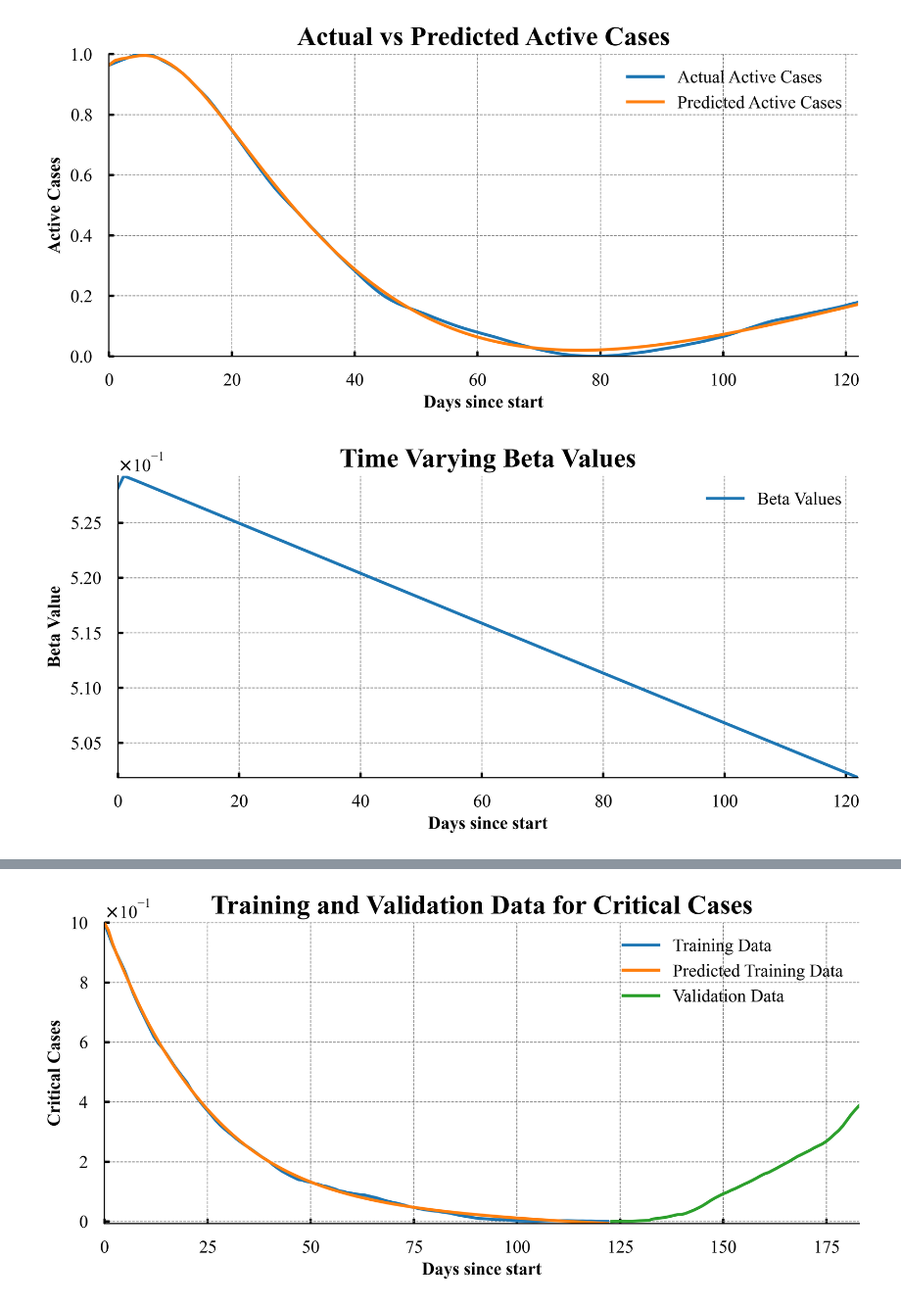
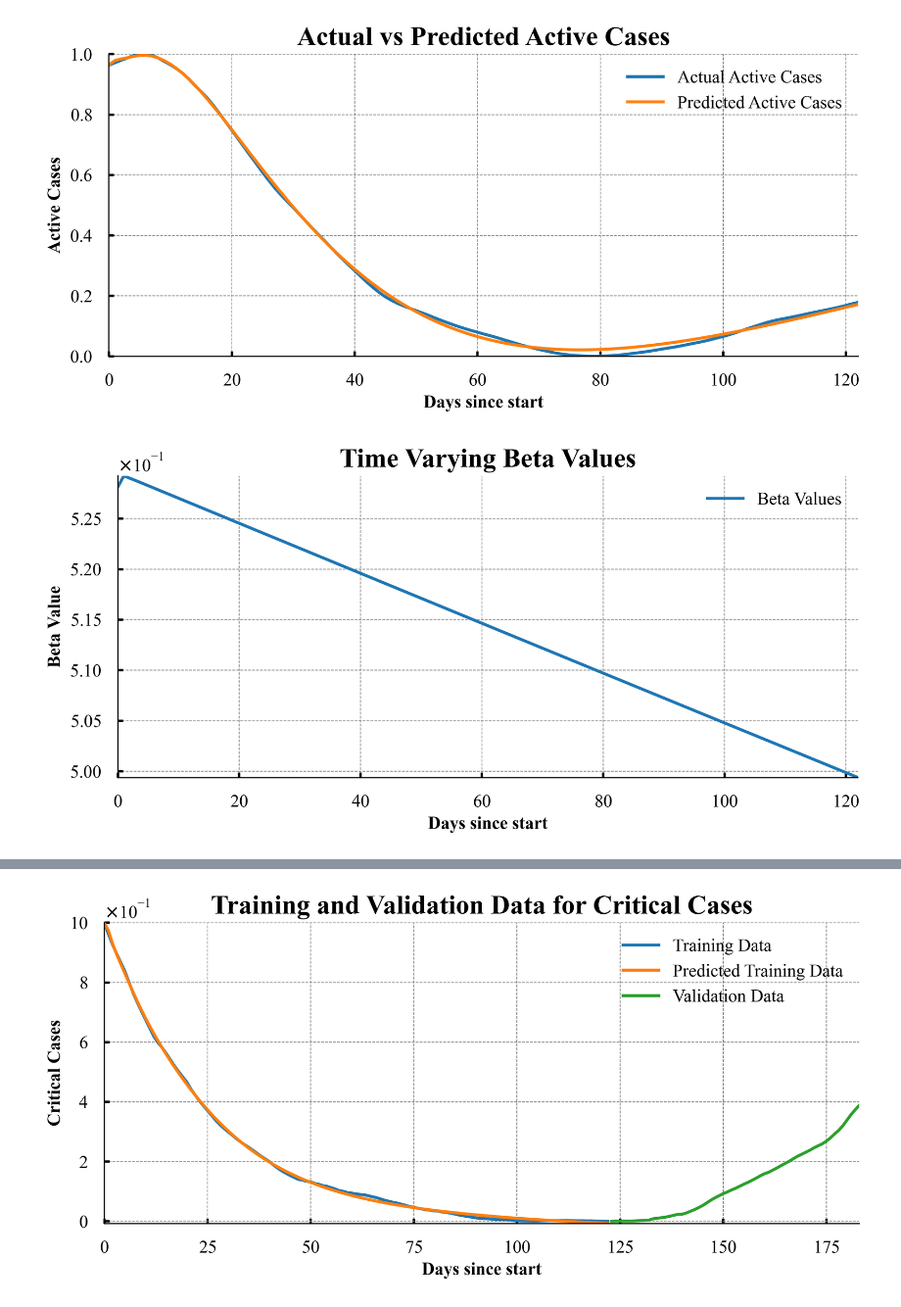
Before and after one commit to michaelajao/data_driven_vaccination, a Jupyter notebook: notebooks/SIR_formulation.ipynb, the cells around one changed output, grey strips where cells are left out. Shown at 98% size. Cells and saved outputs as stored; diff of their text form; code cells hidden in the pictures.

```diff
--- a/notebooks/SIR_formulation.ipynb
+++ b/notebooks/SIR_formulation.ipynb
@@ -420,7 +420,7 @@ def prepare_tensors(data, device):
 
 
 features = [
-    "S(t)",
+    # "S(t)",
     "active_cases",
     "hospitalCases",
     "covidOccupiedMVBeds",
@@ -782,18 +782,18 @@ with torch.no_grad():
 # %% [output]
 [figure]
 # %%
-# extract the time varying beta values range from 0 to 1
+# extract the time varying beta values and plot them
+beta_net.eval()
 with torch.no_grad():
     beta_values = beta_net.get_params(t_train).cpu().detach().numpy()
-
     plt.plot(beta_values, label="Beta Values")
     plt.title("Time Varying Beta Values")
     plt.xlabel("Days since start")
     plt.ylabel("Beta Value")
     plt.legend()
     plt.show()
 # %% [output]
-[figure, old version]
+[figure, new version]
 # %%
 # plot the actual and predicted of the training data for hospital cases
 plt.plot(H_train.cpu().detach().numpy(), label="Actual Hospital Cases")
```
Also changed, not shown: parts of 8 cells of this notebook, 3 other files.
